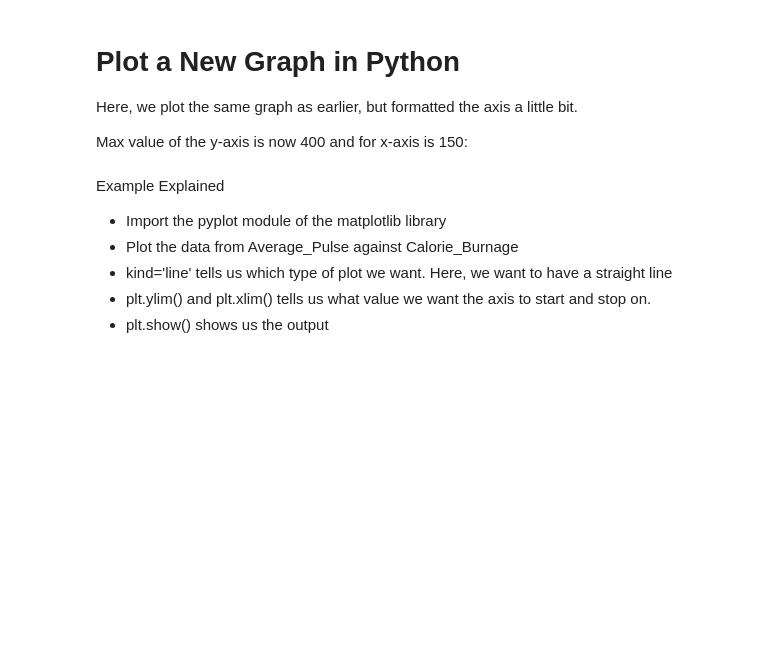
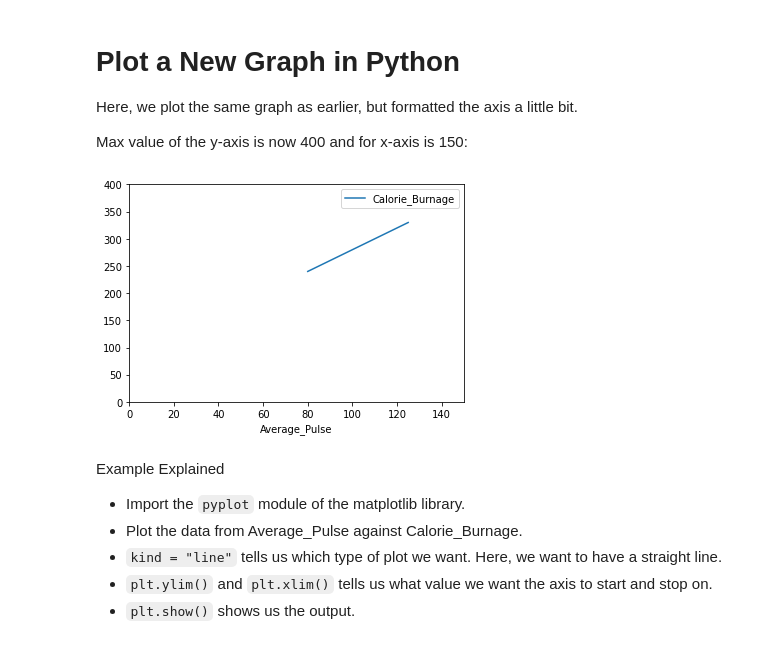
Before and after one commit to LimJY03/W3DataScience, a Jupyter notebook: Data Science Basics 2 (Maths).ipynb, the cells around one changed output. Cells and saved outputs as stored; diff of their text form; code cells hidden in the pictures; blank space fills up the shorter version.

```diff
--- a/Data Science Basics 2 (Maths).ipynb
+++ b/Data Science Basics 2 (Maths).ipynb
@@ -3,3 +3,8 @@
+# %%
+import pandas as pd
+
+health_data = pd.read_csv("./W3DataScience/Datasets/health_data.csv", header = 0, sep = ",")
+full_health_data = pd.read_csv("./W3DataScience/Datasets/full_health_data.csv", header = 0, sep = ",")
 # %% [markdown]
 # **Linear Functions**
 
@@ -62,11 +67,8 @@ The plot() function is used to make a 2D hexagonal binning plot of points x,y:
 # %%
-import pandas as pd
 import matplotlib.pyplot as plt
 
-health_data = pd.read_csv("/content/sample_data/healthdata.csv", header=0, sep=",")
-
-health_data.plot(x ='Average_Pulse', y='Calorie_Burnage', kind='line')
-plt.ylim(ymin=0)
-plt.xlim(xmin=0)
+health_data.plot(x = "Average_Pulse", y = "Calorie_Burnage", kind = "line")
+plt.ylim(ymin = 0)
+plt.xlim(xmin = 0)
 
 plt.show()
@@ -179,10 +175,7 @@ The np.polyfit() function returns the slope and intercept.
 
 If we proceed with the following code, we can both get the slope and intercept from the function.
 # %%
-import pandas as pd
 import numpy as np
-
-health_data = pd.read_csv("/content/sample_data/healthdata.csv", header=0, sep=",")
 
 x = health_data["Average_Pulse"]
 y = health_data["Calorie_Burnage"]
@@ -235,16 +228,18 @@ Max value of the y-axis is now 400 and for x-axis is 150:
 # %%
 import matplotlib.pyplot as plt
 
-health_data.plot(x ='Average_Pulse', y='Calorie_Burnage', kind='line'),
-plt.ylim(ymin=0, ymax=400)
-plt.xlim(xmin=0, xmax=150)
+health_data.plot(x = "Average_Pulse", y = "Calorie_Burnage", kind = "line")
+plt.ylim(ymin = 0, ymax = 400)
+plt.xlim(xmin = 0, xmax = 150)
 
 plt.show()
+# %% [output]
+[figure, added]
 # %% [markdown]
 Example Explained
 
-* Import the pyplot module of the matplotlib library
-* Plot the data from Average_Pulse against Calorie_Burnage
-* kind='line' tells us which type of plot we want. Here, we want to have a straight line
-* plt.ylim() and plt.xlim() tells us what value we want the axis to start and stop on.
-* plt.show() shows us the output
+* Import the `pyplot` module of the matplotlib library.
+* Plot the data from Average_Pulse against Calorie_Burnage.
+* `kind = "line"` tells us which type of plot we want. Here, we want to have a straight line.
+* `plt.ylim()` and `plt.xlim()` tells us what value we want the axis to start and stop on.
+* `plt.show()` shows us the output.
```
Also changed, not shown: parts of 13 cells of this notebook, 2 other files.
